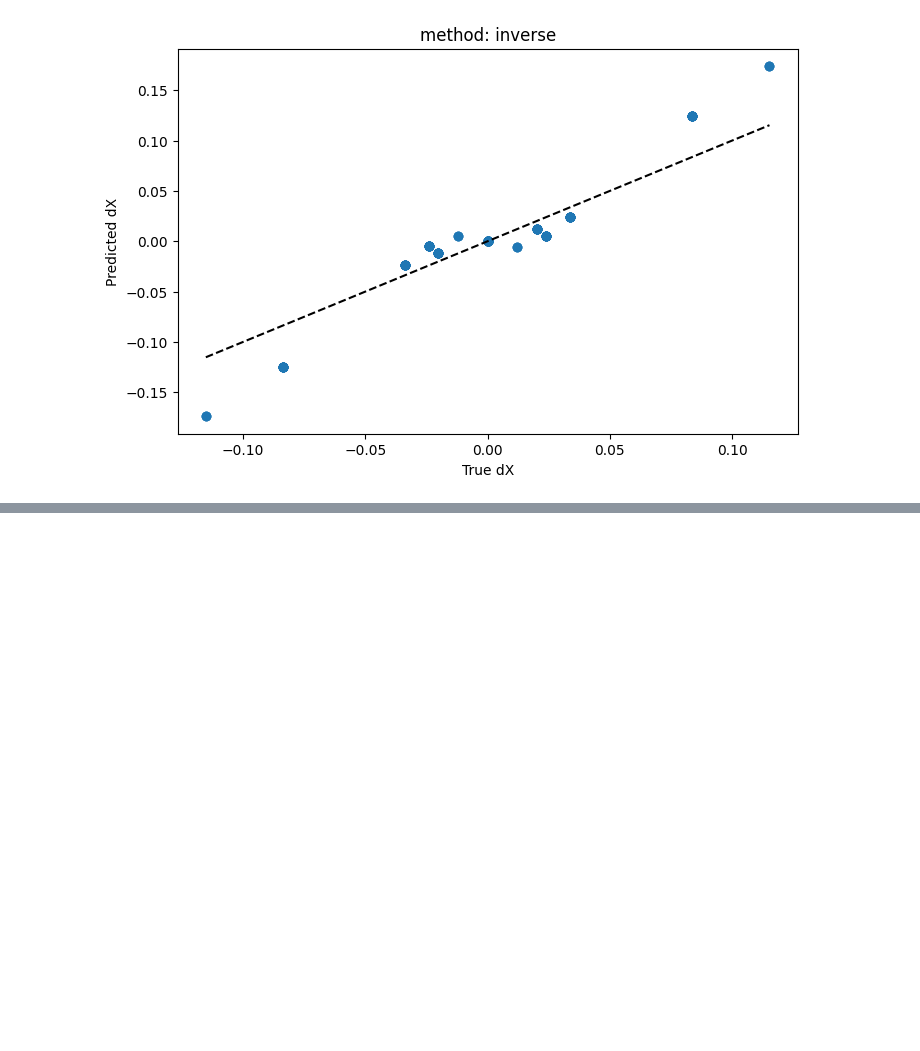
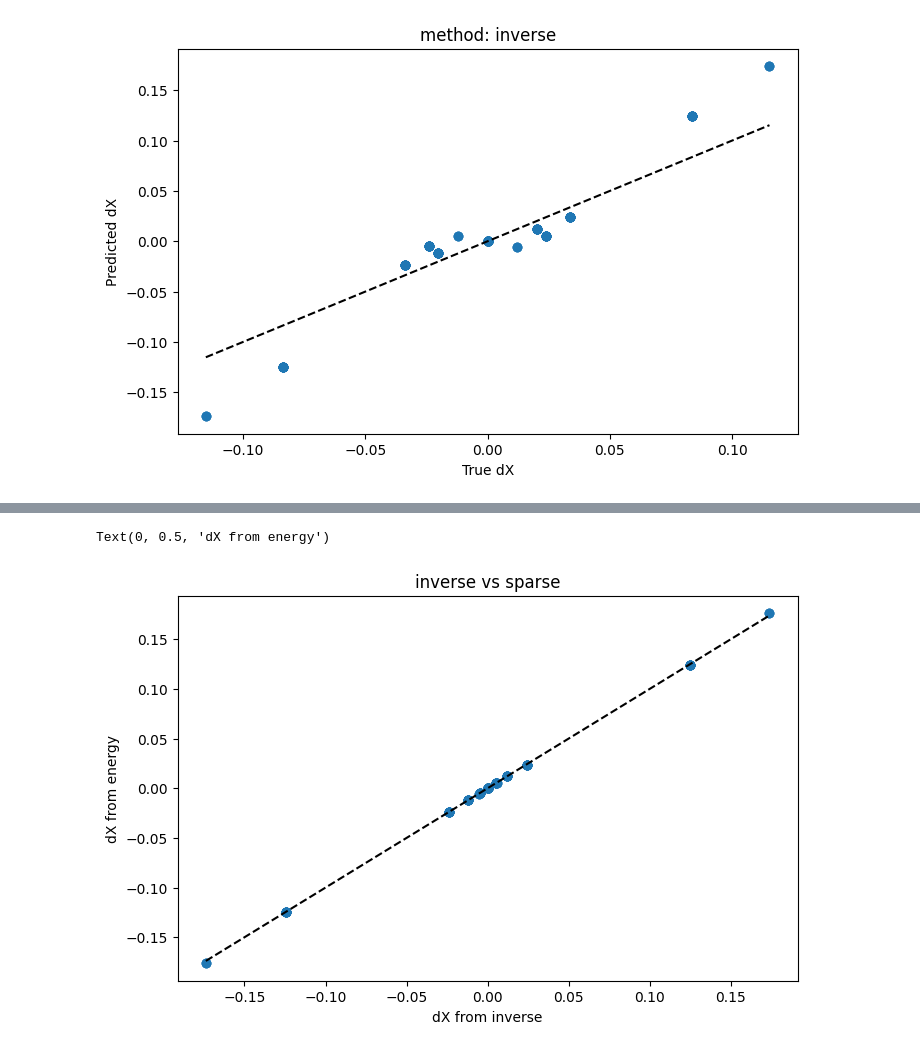
Before and after one commit to marseille-matmol/LammpsImplicitDerivative, a Jupyter notebook: examples/bccvac_one_shot.ipynb, the cells around one changed output, grey strips where cells are left out. Cells and saved outputs as stored; diff of their text form; code cells hidden in the pictures; blank space fills up the shorter version.

```diff
--- a/examples/bccvac_one_shot.ipynb
+++ b/examples/bccvac_one_shot.ipynb
@@ -131,0 +149,10 @@ Text(0, 0.5, 'dX from energy')
+# %%
+fig, ax = plt.subplots(1, 1, figsize=(8, 5))
+ax.plot(dX_pred_inverse, dX_pred_sparse, 'o')
+ax.plot([dX_pred_inverse.min(), dX_pred_inverse.max()], [dX_pred_inverse.min(), dX_pred_inverse.max()], 'k--')
+ax.set_title('inverse vs sparse')
+ax.set_xlabel('dX from inverse')
+ax.set_ylabel('dX from energy')
+# %% [output]
+Text(0, 0.5, 'dX from energy')
+[figure, added]
```
Also changed, not shown: parts of 7 cells of this notebook, 2 other files.
